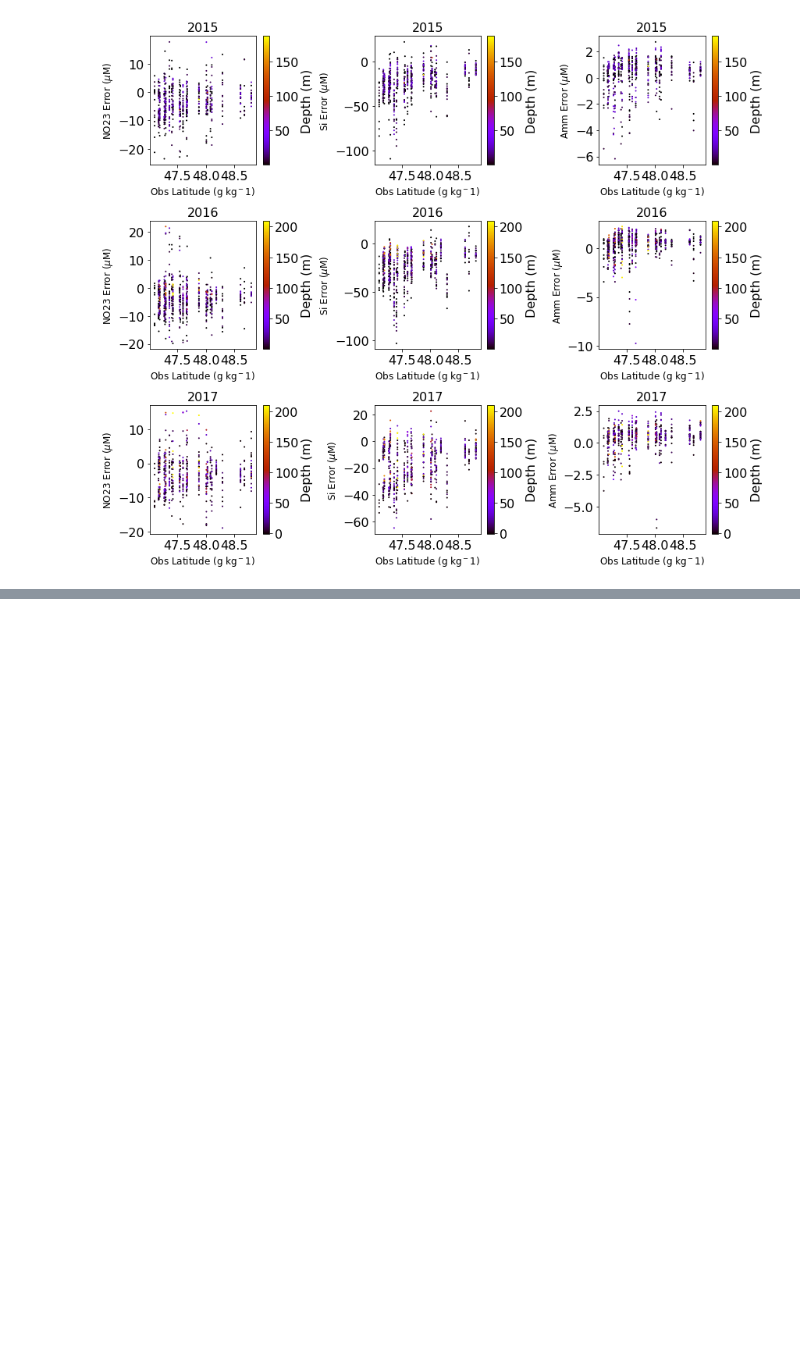
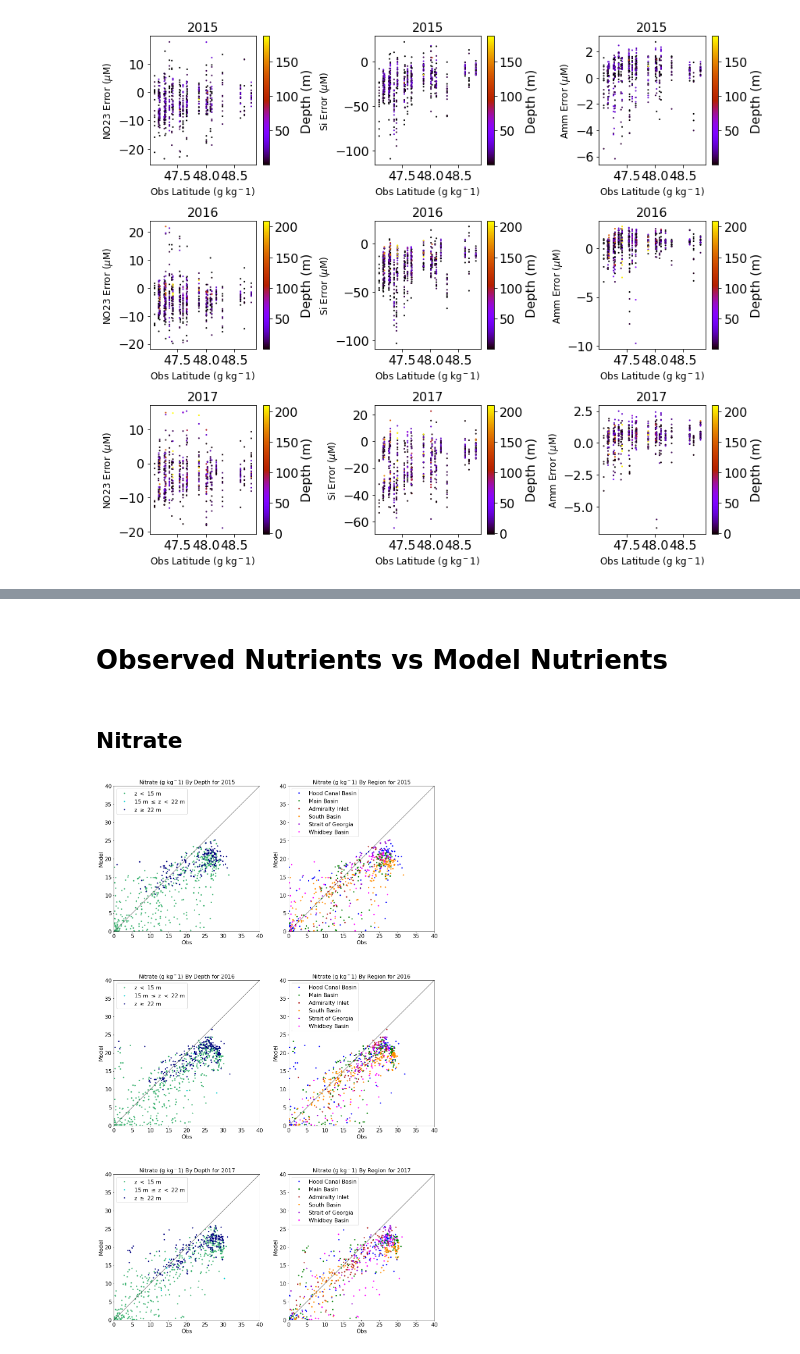
Before and after one commit to SalishSeaCast/analysis-keegan, a Jupyter notebook: notebooks/Evaluations/CTD_Nutrients_By_Year.ipynb, the cells around one changed output, grey strips where cells are left out. Saved outputs shown, nothing was run; the diff lists cells and outputs as text; code cells hidden in the pictures; blank space fills up the shorter version.

```diff
--- a/notebooks/Evaluations/CTD_Nutrients_By_Year.ipynb
+++ b/notebooks/Evaluations/CTD_Nutrients_By_Year.ipynb
@@ -263,4 +263,10 @@ for ind, istation in enumerate(data.Station.unique()):
 datyear=dict()
 for ind, iyear in enumerate(data.dtUTC.dt.year.unique()):
     datyear[iyear] = data.loc[data.dtUTC.dt.year==iyear]
+
+datyearreg=dict()
+for iyear in datyear:
+    datyearreg[iyear]=dict()
+    for iregion in datyear[iyear].Basin.unique():
+        datyearreg[iyear][iregion]=datyear[iyear].loc[datyear[iyear].Basin==iregion]
 # %%
@@ -387,0 +404,19 @@ multi_env_graph(down,across,figsize,years,var,'Latitude')
+# %% [markdown]
+# Observed Nutrients vs Model Nutrients
+# %% [markdown]
+## Nitrate
+# %%
+def multi_depreg_graph(down,figsize,figrange,years,obsvar,modvar,phyvar_name):
+    fig,ax=plt.subplots(down,2,figsize=figsize)
+    for d,Y in zip(range(down),years):
+        ps,l=byDepth(ax[d][0],obsvar,modvar,figrange,byyear=True,year=Y)
+        ax[d][0].set_title(f'{phyvar_name} (g kg$^-1$) By Depth for {Y}')
+        ps,l=byRegion(ax[d][1],obsvar,modvar,figrange,year=Y)
+        ax[d][1].set_title(f'{phyvar_name} (g kg$^-1$) By Region for {Y}');
+# %%
+obsvar='NO23'
+modvar='mod_nitrate'
+
+multi_depreg_graph(3,(17,30),(0,40),years,obsvar,modvar,'Nitrate')
+# %% [output]
+[figure, added]
```
Also changed, not shown: parts of 8 cells of this notebook, 2 other files.
